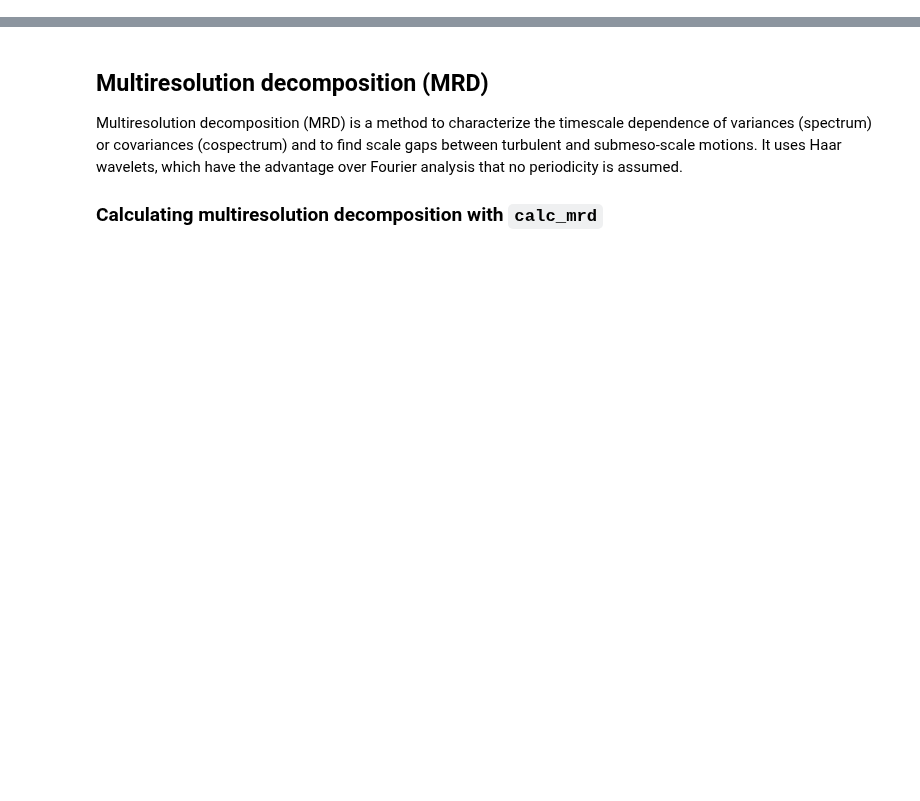
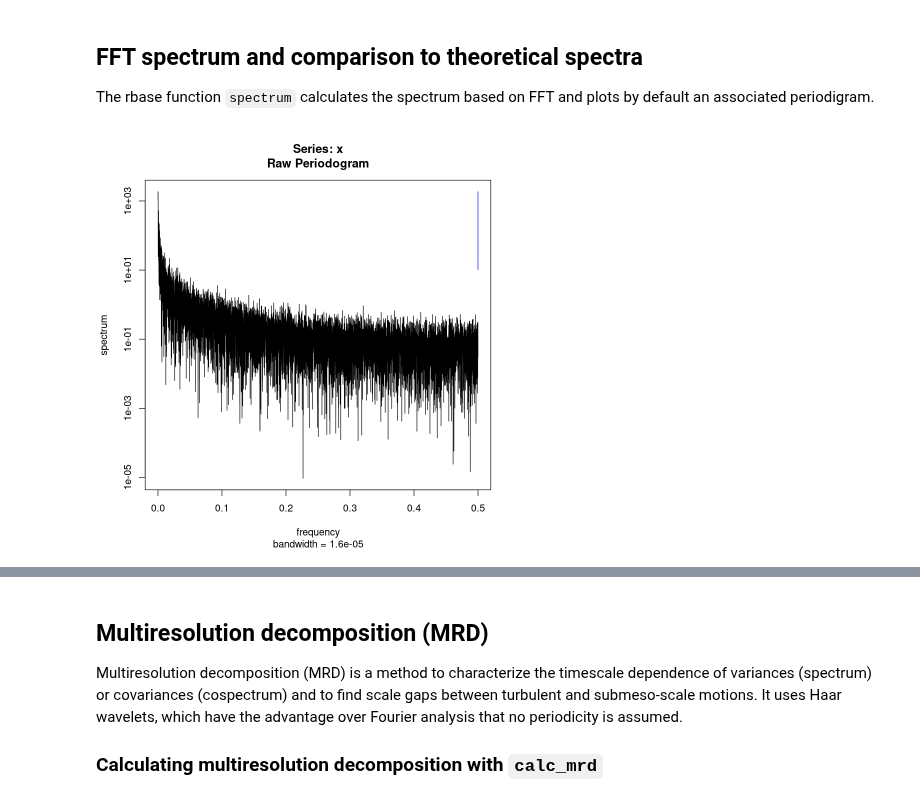
Before and after one commit to noctiluc3nt/ec_analyze, a Jupyter notebook: notebooks/04_multiresolution-decomposition.ipynb, the cells around one changed output, grey strips where cells are left out. Cells and saved outputs as stored; diff of their text form; code cells hidden in the pictures; blank space fills up the shorter version.

Commit message:
04 spectra: overview + fft wrapper

```diff
--- a/notebooks/04_multiresolution-decomposition.ipynb
+++ b/notebooks/04_multiresolution-decomposition.ipynb
@@ -10,0 +29,7 @@
+# %% [markdown]
+## FFT spectrum and comparison to theoretical spectra
+The rbase function `spectrum` calculates the spectrum based on FFT and plots by default an associated periodigram.
+# %%
+spectrum(tmp$u_m.s)
+# %% [output]
+[figure, added]
```
Also changed, not shown: parts of 6 cells of this notebook.
